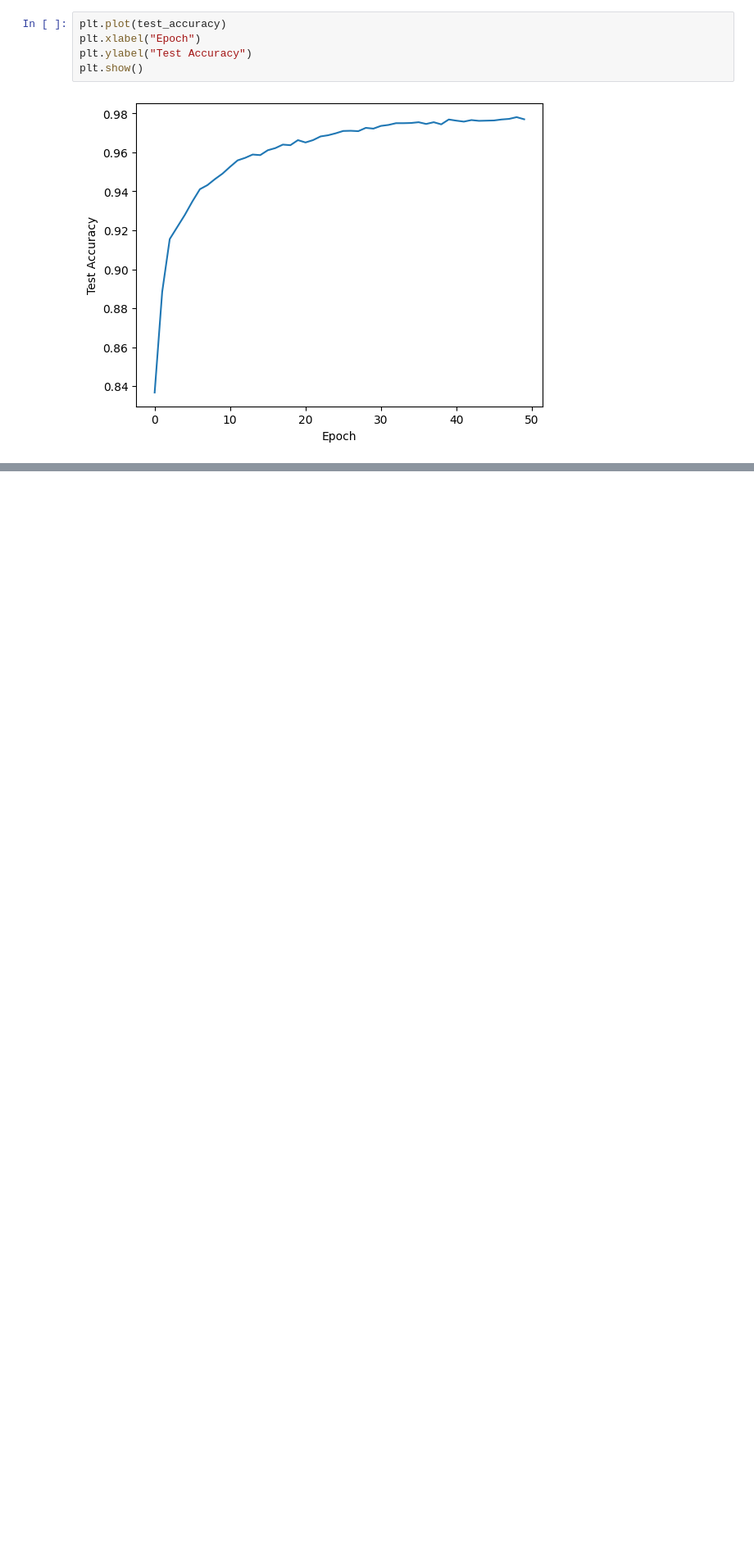
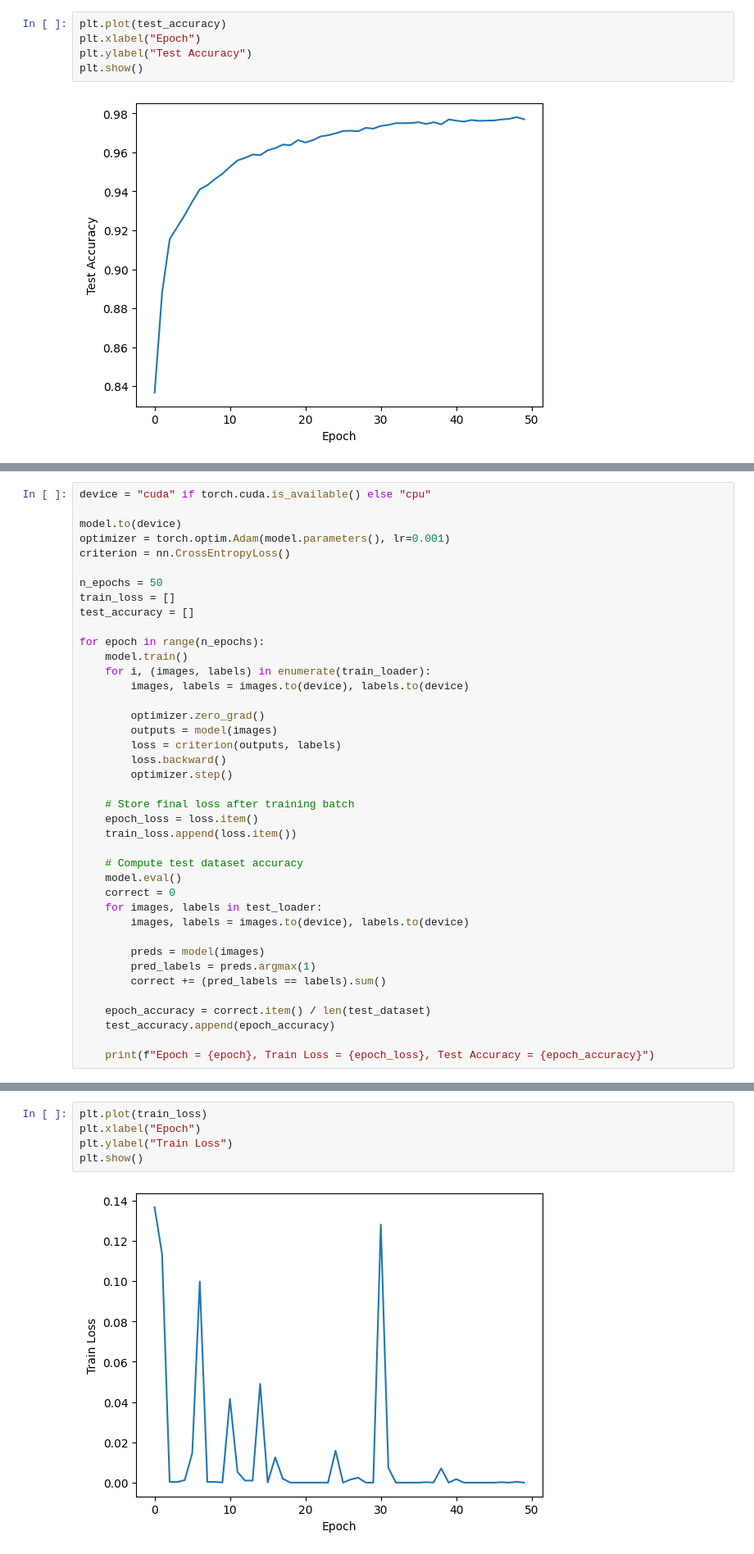
Before and after one commit to sfriedowitz/pytorch-examples, a Jupyter notebook: classification.ipynb, the cells around one changed output, grey strips where cells are left out. Shown: that part at 82% size. Drawn from its saved outputs; the diff is of its cells as text; blank space fills up the shorter version.

```diff
--- a/classification.ipynb
+++ b/classification.ipynb
@@ -175,0 +234,40 @@ plt.show()
+# %%
+device = "cuda" if torch.cuda.is_available() else "cpu"
+
+model.to(device)
+optimizer = torch.optim.Adam(model.parameters(), lr=0.001)
+criterion = nn.CrossEntropyLoss()
+
+n_epochs = 50
+train_loss = []
+test_accuracy = []
+
+for epoch in range(n_epochs):
+    model.train()
+    for i, (images, labels) in enumerate(train_loader):
+        images, labels = images.to(device), labels.to(device)
+
+        optimizer.zero_grad()
+        outputs = model(images)
+        loss = criterion(outputs, labels)
+        loss.backward()
+        optimizer.step()
+
+    # Store final loss after training batch
+    epoch_loss = loss.item()
+    train_loss.append(loss.item())
+
+    # Compute test dataset accuracy
+    model.eval()
+    correct = 0
+    for images, labels in test_loader:
+        images, labels = images.to(device), labels.to(device)
+
+        preds = model(images)
+        pred_labels = preds.argmax(1)
+        correct += (pred_labels == labels).sum()
+
+    epoch_accuracy = correct.item() / len(test_dataset)
+    test_accuracy.append(epoch_accuracy)
+
+    print(f"Epoch = {epoch}, Train Loss = {epoch_loss}, Test Accuracy = {epoch_accuracy}")
@@ -175,0 +292,7 @@ plt.show()
+# %%
+plt.plot(train_loss)
+plt.xlabel("Epoch")
+plt.ylabel("Train Loss")
+plt.show()
+# %% [output]
+[figure, added]
```
Also changed, not shown: parts of 12 cells of this notebook.
